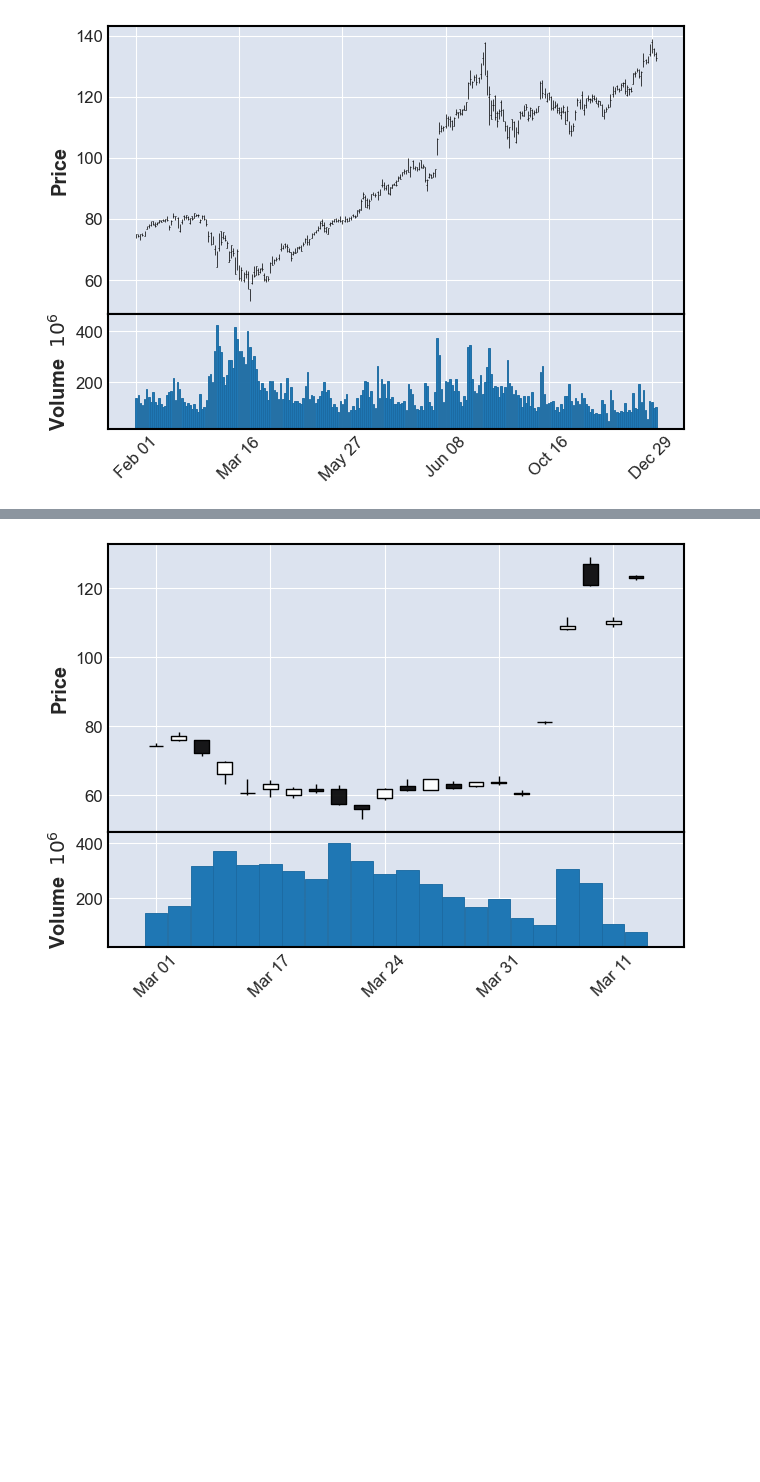
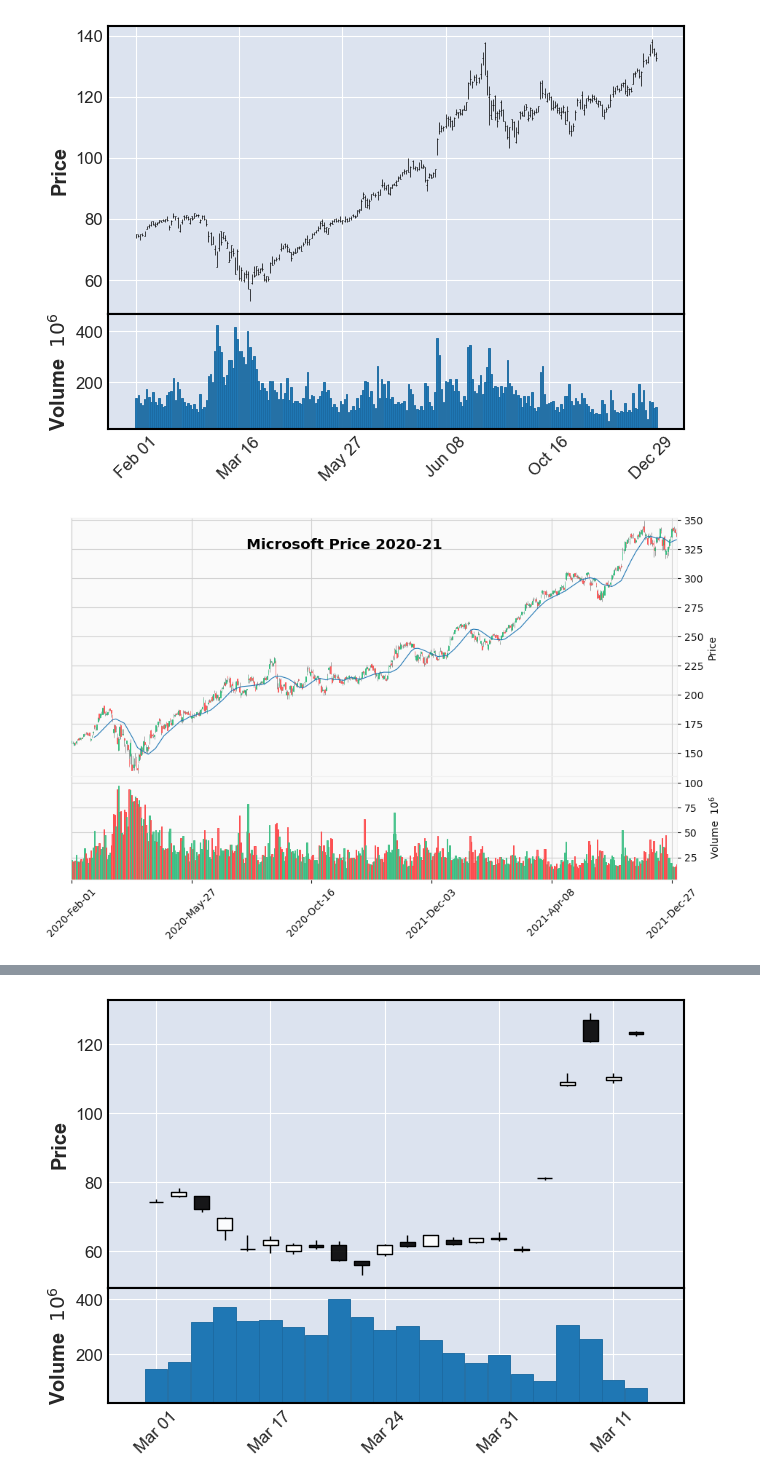
Before and after one commit to salvarenga25/StockMarket_Project, a Jupyter notebook: Stock_Analysis(CandestIck chart example code).ipynb, the cells around one changed output, grey strips where cells are left out. Cells and saved outputs as stored; diff of their text form; code cells hidden in the pictures; blank space fills up the shorter version.

```diff
--- a/Stock_Analysis(CandestIck chart example code).ipynb
+++ b/Stock_Analysis(CandestIck chart example code).ipynb
@@ -714,0 +695,3 @@ mpf.plot(data_test['2020'])
+# %%
+MSFT_test=data1[(data1['Ticker'] == 'MSFT')]
+MSFT_test.tail()
@@ -721,3 +724,13 @@ mpf.plot(AAPL_stock['2020'])
 mpf.plot(AAPL_stock['2020'],volume=True)
 # %% [output]
 [figure]
+# %%
+#figratio changes the size of the graph
+mpf.plot(MSFT_test['2020':'2021'],figratio=(20,12),
+         type='candle',
+         title = 'Microsoft Price 2020-21',
+         mav=(20), volume=True,
+         tight_layout=True,
+         style = 'yahoo')
+# %% [output]
+[figure, added]
```
Also changed, not shown: parts of 9 cells of this notebook.
